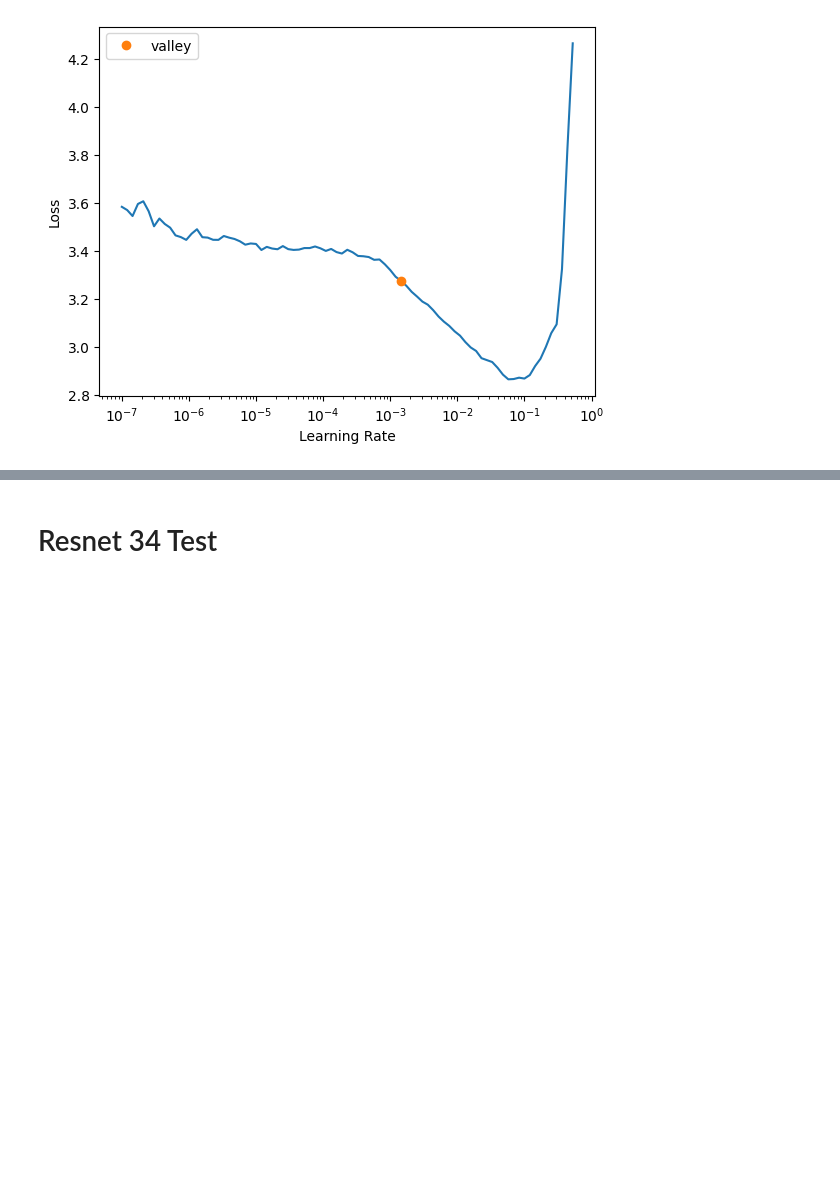
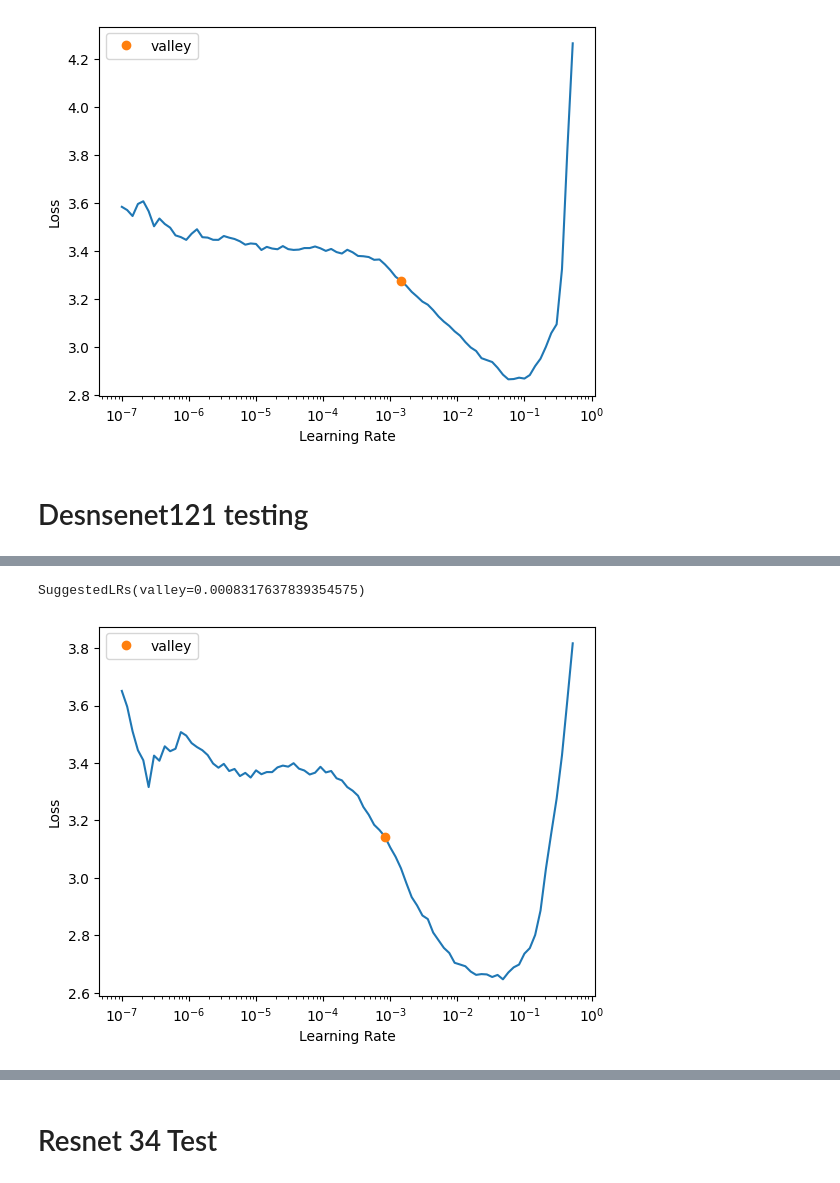
Before and after one commit to JamezP2002/bone-fracture-451-project, a Jupyter notebook: bone fracture MAIN.ipynb, the cells around one changed output, grey strips where cells are left out. Drawn from its saved outputs; the diff is of its cells as text; code cells hidden in the pictures; blank space fills up the shorter version.

```diff
--- a/bone fracture MAIN.ipynb
+++ b/bone fracture MAIN.ipynb
@@ -221,3 +294,10 @@ learn.lr_find()
 [interactive output not drawn]
 SuggestedLRs(valley=0.0014454397605732083)
 [figure]
+# %% [markdown]
+# Desnsenet121 testing
+# %%
+learnDenseNet121 = vision_learner(dls, densenet121, loss_func=loss_func, metrics=accuracy)
+# Find an appropriate learning rate
+learnDenseNet121.lr_find()
+# %% [output]
@@ -223,0 +305,2 @@ SuggestedLRs(valley=0.0014454397605732083)
+SuggestedLRs(valley=0.0008317637839354575)
+[figure, added]
```
Also changed, not shown: parts of 23 cells of this notebook, 2 other files.
